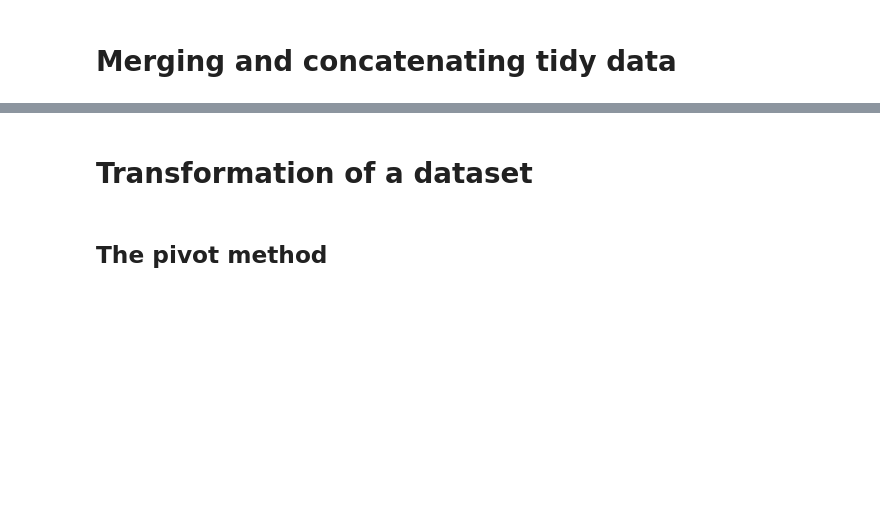
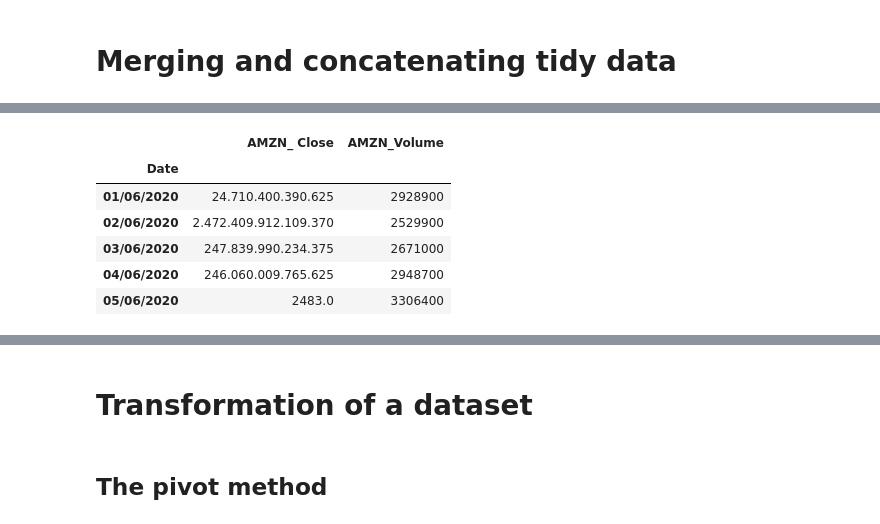
Before and after one commit to jrjosias2/PythonScripts, a Jupyter notebook: Cloud_Academy/Data_wrangling/data_wrangling.ipynb, the cells around one changed output, grey strips where cells are left out. Cells and saved outputs as stored; diff of their text form; code cells hidden in the pictures; blank space fills up the shorter version.

```diff
--- a/Cloud_Academy/Data_wrangling/data_wrangling.ipynb
+++ b/Cloud_Academy/Data_wrangling/data_wrangling.ipynb
@@ -161,0 +384,10 @@ googl_agg.head(1)
+# %%
+amzn.head()
+# %% [output]
+|  | AMZN_ Close | AMZN_Volume |
+| Date |  |  |
+| 01/06/2020 | 24.710.400.390.625 | 2928900 |
+| 02/06/2020 | 2.472.409.912.109.370 | 2529900 |
+| 03/06/2020 | 247.839.990.234.375 | 2671000 |
+| 04/06/2020 | 246.060.009.765.625 | 2948700 |
+| 05/06/2020 | 2483.0 | 3306400 |
```
Also changed, not shown: parts of 39 cells of this notebook.
